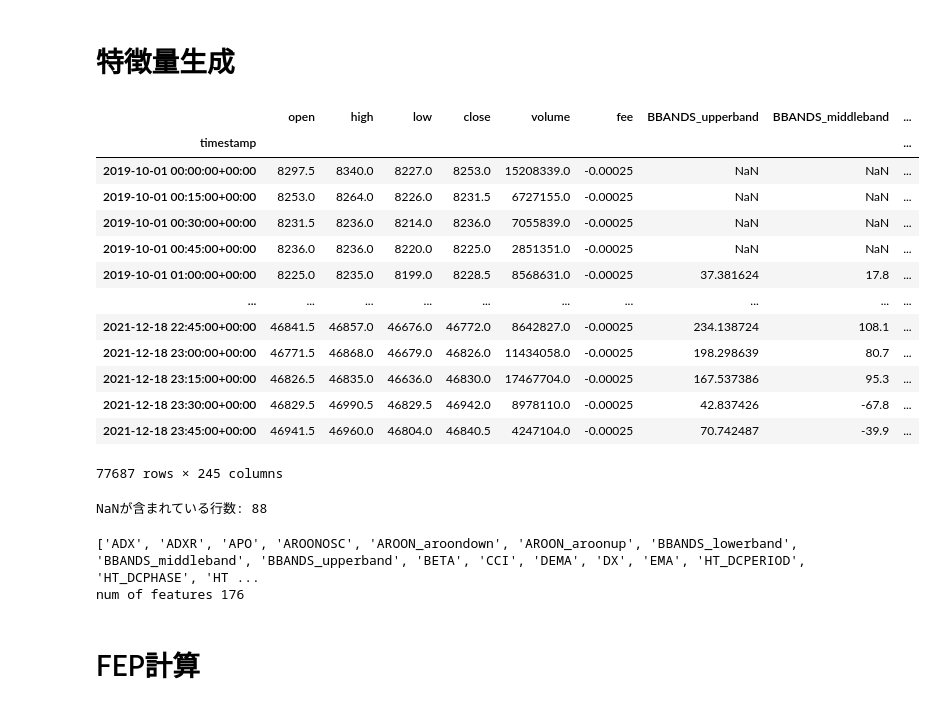
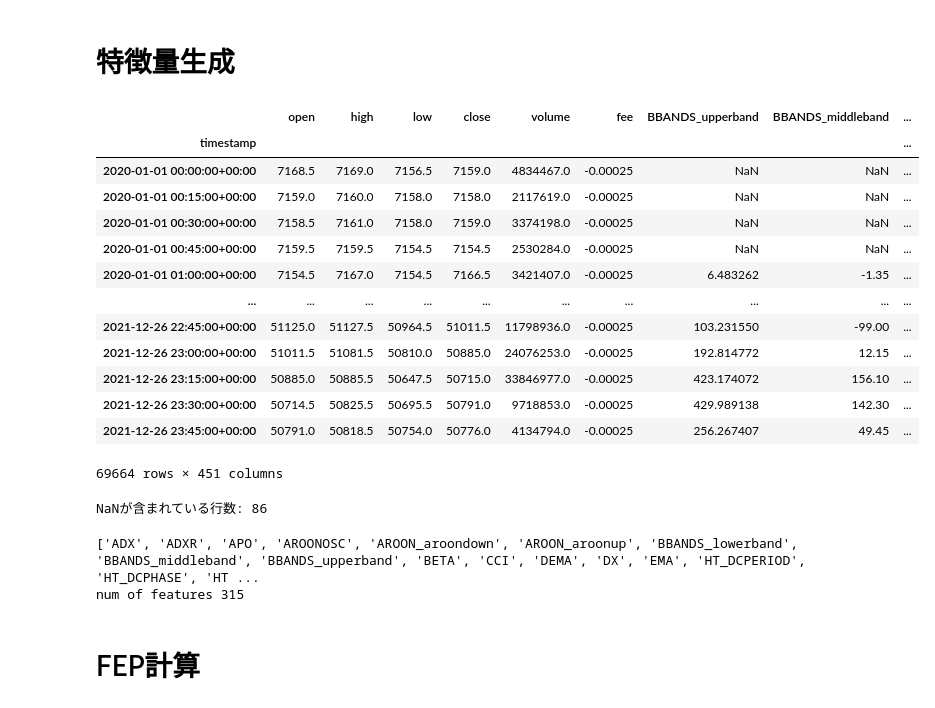
Before and after one commit to Joichiro433/MLtrading, a Jupyter notebook: notebook/bybit/ML_bybit_product.ipynb, the cells around one changed output. Cells and saved outputs as stored; diff of their text form; code cells hidden in the pictures.

```diff
--- a/notebook/bybit/ML_bybit_product.ipynb
+++ b/notebook/bybit/ML_bybit_product.ipynb
@@ -50,23 +50,20 @@ dtype = {
     'volume': float}
 
 # BTC
-df = pd.read_csv('ohlcv_15min_1218_btc.csv', dtype=dtype, parse_dates=['timestamp']).dropna()
+df = pd.read_csv('ohlcv_15min_1226_btc.csv', dtype=dtype, parse_dates=['timestamp']).dropna()
 display(df)
 
-df_btc_5m = pd.read_csv('ohlcv_5min_1218_btc.csv', dtype=dtype, parse_dates=['timestamp']).dropna()
+df_btc_5m = pd.read_csv('ohlcv_5min_1226_btc.csv', dtype=dtype, parse_dates=['timestamp']).dropna()
 display(df_btc_5m)
 
-df_btc_2_5m = pd.read_csv('ohlcv_2.5min_1218_btc.csv', dtype=dtype, parse_dates=['timestamp']).dropna()
+df_btc_3m = pd.read_csv('ohlcv_3min_1226_btc.csv', dtype=dtype, parse_dates=['timestamp']).dropna()
 display(df_btc_2_5m)
 
-df_btc_7_5m = pd.read_csv('ohlcv_7.5min_1218_btc.csv', dtype=dtype, parse_dates=['timestamp']).dropna()
-display(df_btc_7_5m)
-
 # ETH
-df_eth = pd.read_csv('ohlcv_15min_1218_eth.csv', dtype=dtype, parse_dates=['timestamp']).dropna()
+df_eth = pd.read_csv('ohlcv_15min_1226_eth.csv', dtype=dtype, parse_dates=['timestamp']).dropna()
 display(df_eth)
 
-df_eth_5m = pd.read_csv('ohlcv_5min_1218_eth.csv', dtype=dtype, parse_dates=['timestamp']).dropna()
+df_eth_5m = pd.read_csv('ohlcv_5min_1226_eth.csv', dtype=dtype, parse_dates=['timestamp']).dropna()
 display(df_eth_5m)
 # %% [output]
 |  | timestamp | open | high | low | close | volume |
@@ -149,0 +134,4 @@ display(df_eth_5m)
+# %%
+df['fee'] = -0.00025
+display(df)
+df.to_pickle('df_ohlcv_with_fee.pkl')
@@ -314,59 +316,61 @@ def calc_fine_timescale_features(df):
 
     df['uphige_size'] = up_hige_size(df)
     df['downhige_size'] = down_hige_size(df)
-
     # 平均足を使った戦略: https://note.com/btcml/n/n6198a3714fe5
     df['heikin_cl'] = 0.25 * (df['open'] + df['high'] + df['low'] + df['close'])
     df['heikin_op'] = df['heikin_cl'].ewm(1, adjust=False).mean().shift(1)
     df['heikin_cl_mean5'] = df['heikin_cl'].rolling(5).mean()
     df['heikin_cl_std5'] = df['heikin_cl'].rolling(5).std()
     df['heikin_op_mean5'] = df['heikin_op'].rolling(5).mean()
     df['heikin_op_std5'] = df['heikin_op'].rolling(5).std()
 
+    df['HT_DCPHASE'] = talib.HT_DCPHASE(close)
+    df['ADXR'] = talib.ADXR(high, low, close, timeperiod=14)
+    df['MFI'] = talib.MFI(high, low, close, volume, timeperiod=14)
+    df['BETA'] = talib.BETA(high, low, timeperiod=5)
+    df['ULTOSC'] = talib.ULTOSC(high, low, close, timeperiod1=7, timeperiod2=14, timeperiod3=28)
 
     return df
 
 
 
 df = pd.read_pickle('df_ohlcv_with_fee.pkl')
 df = calc_features(df)
 
-df_btc_5mf = calc_fine_timescale_features(df_btc_5m)
-df_btc_2_5mf = calc_fine_timescale_features(df_btc_2_5m)
-df_btc_7_5mf = calc_fine_timescale_features(df_btc_7_5m)
+df_btc_5mf = calc_features(df_btc_5m)
+df_btc_3mf = calc_features(df_btc_3m)
 df_ethf = calc_features(df_eth)
-df_eth_5mf = calc_fine_timescale_features(df_eth_5m)
+df_eth_5mf = calc_features(df_eth_5m)
 
 
 df = pd.merge(df, get_every_15min_datas(df_btc_5mf), on='timestamp', suffixes=['', '_btc5m'])
-df = pd.merge(df, get_every_15min_datas(df_btc_2_5mf), on='timestamp', suffixes=['', '_btc2_5m'])
-df = pd.merge(df, get_every_15min_datas(df_btc_7_5mf), on='timestamp', suffixes=['', '_btc7_5m'])
+df = pd.merge(df, get_every_15min_datas(df_btc_3mf), on='timestamp', suffixes=['', '_btc3m'])
 df = pd.merge(df, df_ethf, on='timestamp', suffixes=['', '_eth'])
 df = pd.merge(df, get_every_15min_datas(df_eth_5mf), on='timestamp', suffixes=['', '_eth5m'])
 df = df.set_index('timestamp')
 
 
 display(df)
 
 print('NaNが含まれている行数:', df.isnull().any(axis=1).sum())
 
 df.to_pickle('df_features.pkl')
 # %% [output]
 |  | open | high | low | close | volume | fee | BBANDS_upperband | BBANDS_middleband | ... |
 | timestamp |  |  |  |  |  |  |  |  | ... |
-| 2019-10-01 00:00:00+00:00 | 8297.5 | 8340.0 | 8227.0 | 8253.0 | 15208339.0 | -0.00025 | NaN | NaN | ... |
-| 2019-10-01 00:15:00+00:00 | 8253.0 | 8264.0 | 8226.0 | 8231.5 | 6727155.0 | -0.00025 | NaN | NaN | ... |
-| 2019-10-01 00:30:00+00:00 | 8231.5 | 8236.0 | 8214.0 | 8236.0 | 7055839.0 | -0.00025 | NaN | NaN | ... |
-| 2019-10-01 00:45:00+00:00 | 8236.0 | 8236.0 | 8220.0 | 8225.0 | 2851351.0 | -0.00025 | NaN | NaN | ... |
-| 2019-10-01 01:00:00+00:00 | 8225.0 | 8235.0 | 8199.0 | 8228.5 | 8568631.0 | -0.00025 | 37.381624 | 17.8 | ... |
+| 2020-01-01 00:00:00+00:00 | 7168.5 | 7169.0 | 7156.5 | 7159.0 | 4834467.0 | -0.00025 | NaN | NaN | ... |
+| 2020-01-01 00:15:00+00:00 | 7159.0 | 7160.0 | 7158.0 | 7158.0 | 2117619.0 | -0.00025 | NaN | NaN | ... |
+| 2020-01-01 00:30:00+00:00 | 7158.5 | 7161.0 | 7158.0 | 7159.0 | 3374198.0 | -0.00025 | NaN | NaN | ... |
+| 2020-01-01 00:45:00+00:00 | 7159.5 | 7159.5 | 7154.5 | 7154.5 | 2530284.0 | -0.00025 | NaN | NaN | ... |
+| 2020-01-01 01:00:00+00:00 | 7154.5 | 7167.0 | 7154.5 | 7166.5 | 3421407.0 | -0.00025 | 6.483262 | -1.35 | ... |
 | ... | ... | ... | ... | ... | ... | ... | ... | ... | ... |
-| 2021-12-18 22:45:00+00:00 | 46841.5 | 46857.0 | 46676.0 | 46772.0 | 8642827.0 | -0.00025 | 234.138724 | 108.1 | ... |
-| 2021-12-18 23:00:00+00:00 | 46771.5 | 46868.0 | 46679.0 | 46826.0 | 11434058.0 | -0.00025 | 198.298639 | 80.7 | ... |
-| 2021-12-18 23:15:00+00:00 | 46826.5 | 46835.0 | 46636.0 | 46830.0 | 17467704.0 | -0.00025 | 167.537386 | 95.3 | ... |
-| 2021-12-18 23:30:00+00:00 | 46829.5 | 46990.5 | 46829.5 | 46942.0 | 8978110.0 | -0.00025 | 42.837426 | -67.8 | ... |
-| 2021-12-18 23:45:00+00:00 | 46941.5 | 46960.0 | 46804.0 | 46840.5 | 4247104.0 | -0.00025 | 70.742487 | -39.9 | ... |
+| 2021-12-26 22:45:00+00:00 | 51125.0 | 51127.5 | 50964.5 | 51011.5 | 11798936.0 | -0.00025 | 103.231550 | -99.00 | ... |
+| 2021-12-26 23:00:00+00:00 | 51011.5 | 51081.5 | 50810.0 | 50885.0 | 24076253.0 | -0.00025 | 192.814772 | 12.15 | ... |
+| 2021-12-26 23:15:00+00:00 | 50885.0 | 50885.5 | 50647.5 | 50715.0 | 33846977.0 | -0.00025 | 423.174072 | 156.10 | ... |
+| 2021-12-26 23:30:00+00:00 | 50714.5 | 50825.5 | 50695.5 | 50791.0 | 9718853.0 | -0.00025 | 429.989138 | 142.30 | ... |
+| 2021-12-26 23:45:00+00:00 | 50791.0 | 50818.5 | 50754.0 | 50776.0 | 4134794.0 | -0.00025 | 256.267407 | 49.45 | ... |
-77687 rows × 245 columns
+69664 rows × 451 columns
-NaNが含まれている行数: 88
+NaNが含まれている行数: 86
 # %%
 features = sorted([
     'ADX',
@@ -399,12 +403,12 @@ features = sorted([
     'HT_DCPHASE',
     'HT_PHASOR_inphase',
     'HT_PHASOR_quadrature',
-    'HT_TRENDMODE',
+    # 'HT_TRENDMODE',
     'BETA',
     'LINEARREG',
     'LINEARREG_ANGLE',
-    'LINEARREG_INTERCEPT',
-    'LINEARREG_SLOPE',
+    # 'LINEARREG_INTERCEPT',
+    # 'LINEARREG_SLOPE',
     'STDDEV',
     'BBANDS_upperband',
     'BBANDS_middleband',
@@ -458,21 +462,25 @@ fine_features = [
     'heikin_op_mean5',
     'heikin_cl_std5',
     'heikin_op_std5',
+    'HT_DCPHASE',
+    'ADXR',
+    'MFI',
+    'BETA',
+    'ULTOSC',
 ]
 
-features_btc5m = [feature + '_btc5m' for feature in fine_features]
-features_btc2_5m = [feature + '_btc2_5m' for feature in fine_features]
-features_btc7_5m = [feature + '_btc7_5m' for feature in fine_features]
+features_btc5m = [feature + '_btc5m' for feature in features]
+features_btc3m = [feature + '_btc3m' for feature in features]
 features_eth = [feature + '_eth' for feature in features]
-features_eth5m = [feature + '_eth5m' for feature in fine_features]
+features_eth5m = [feature + '_eth5m' for feature in features]
 
-features = features + features_btc5m + features_btc2_5m + features_btc7_5m + features_eth + features_eth5m
+features = features + features_btc5m + features_btc3m + features_eth + features_eth5m
 
 print(features)
 print('num of features', len(features))
 # %% [output]
 ['ADX', 'ADXR', 'APO', 'AROONOSC', 'AROON_aroondown', 'AROON_aroonup', 'BBANDS_lowerband', 'BBANDS_middleband', 'BBANDS_upperband', 'BETA', 'CCI', 'DEMA', 'DX', 'EMA', 'HT_DCPERIOD', 'HT_DCPHASE', 'HT ...
-num of features 176
+num of features 315
 # %% [markdown]
 # FEP計算
 # %%
```
Also changed, not shown: parts of 10 cells of this notebook, 3 other files.
